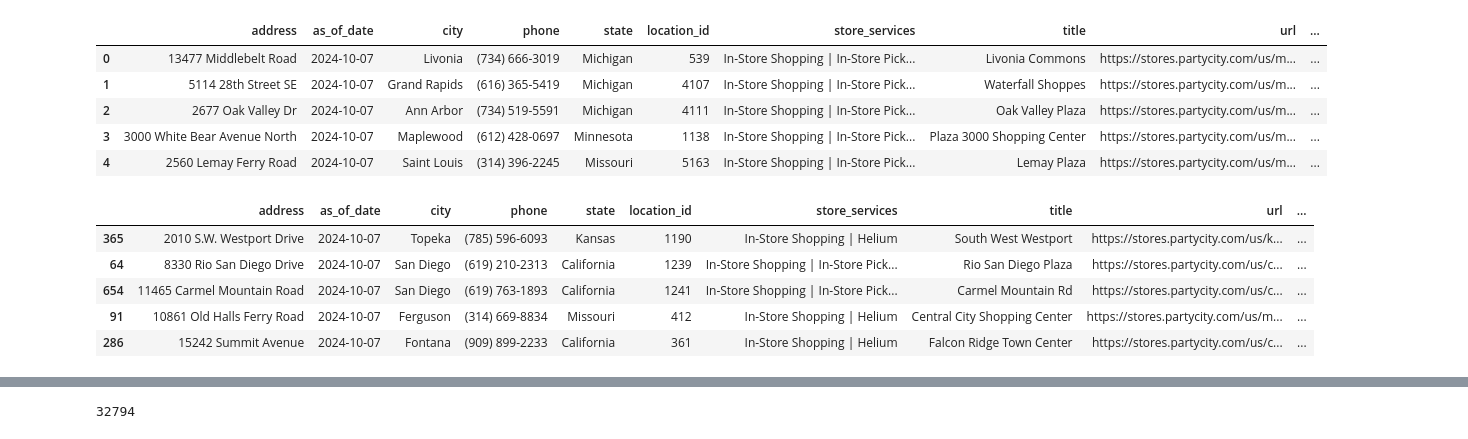
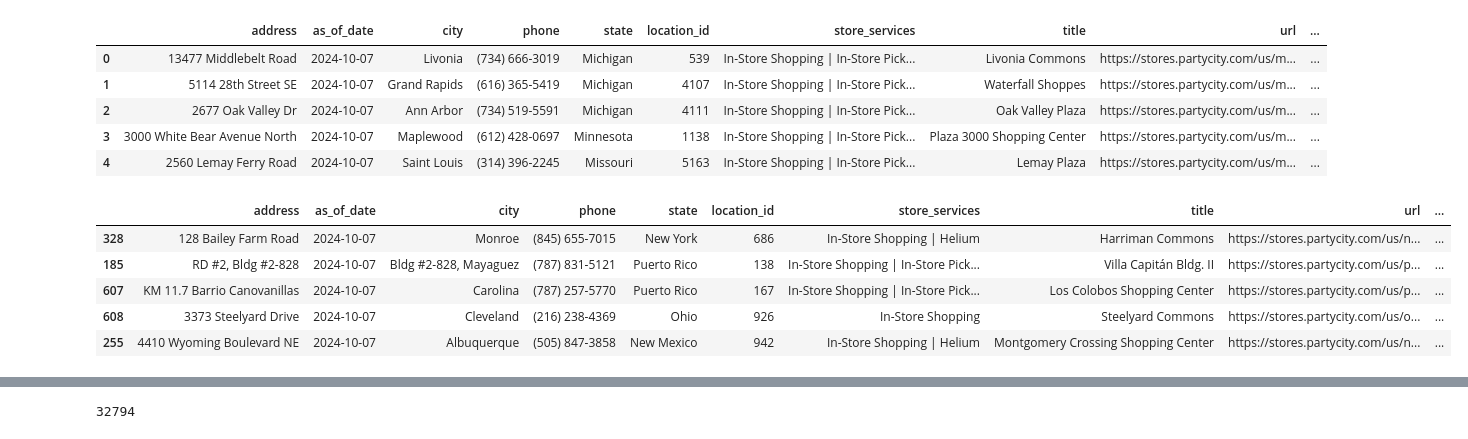
Before and after one commit to Jwdaniel34/party-city-case-study, a Jupyter notebook: store_closure.ipynb, the cells around one changed output, grey strips where cells are left out. Drawn from its saved outputs; the diff is of its cells as text; code cells hidden in the pictures.

```diff
--- a/store_closure.ipynb
+++ b/store_closure.ipynb
@@ -59,0 +138,14 @@ sales
+# %%
+# Classify location type
+def classify_location(lat, lon, cities=metro_centers):
+    min_distance = min([geodesic((lat, lon), city_loc).miles for city_loc in cities.values()])
+    if min_distance <= 5:
+        return "Urban"
+    elif min_distance <= 20:
+        return "Suburban"
+    else:
+        return "Rural"
+
+web_locations["location_type"] = web_locations.apply(
+    lambda row: classify_location(row["latitude"], row["longitude"]), axis=1
+)
@@ -64,11 +173,11 @@ web_locations["num_services"] = (
     .fillna("")
     .str.count("\|") + 1
 )
-
+\
 # Flag urban vs suburban (rough heuristic via ZIP length)
-web_locations["suburban_flag"] = (
-    web_locations["zipcode"].astype(str).str.len() == 5
-)
+#web_locations["suburban_flag"] = (
+#    web_locations["zipcode"].astype(str).str.len() == 5
+#)
 # %%
 web_locations.head(5)
 # %% [output]
@@ -78,26 +187,27 @@ web_locations.head(5)
 | 2 | 2677 Oak Valley Dr | 2024-10-07 | Ann Arbor | (734) 519-5591 | Michigan | 4111 | In-Store Shopping | In-Store Pick... | Oak Valley Plaza | https://stores.partycity.com/us/m... | ... |
 | 3 | 3000 White Bear Avenue North | 2024-10-07 | Maplewood | (612) 428-0697 | Minnesota | 1138 | In-Store Shopping | In-Store Pick... | Plaza 3000 Shopping Center | https://stores.partycity.com/us/m... | ... |
 | 4 | 2560 Lemay Ferry Road | 2024-10-07 | Saint Louis | (314) 396-2245 | Missouri | 5163 | In-Store Shopping | In-Store Pick... | Lemay Plaza | https://stores.partycity.com/us/m... | ... |
+# %%
+web_locations["location_risk"] = web_locations["location_type"].map({"Urban": 0, "Suburban": 1, "Rural": 1})
+web_locations["services_risk"] = (web_locations["num_services"] <= 3).astype(int)
+# %%
+# Combine into a total closure risk score
+web_locations["closure_risk_score"] = web_locations["location_risk"] + web_locations["services_risk"]
 # %%
-web_locations["closure_risk_score"] = (
-    (web_locations["num_services"] <= 3).astype(int) +
-    web_locations["suburban_flag"].astype(int)
-)
-
 # Higher score = higher closure risk
 high_risk_stores = web_locations.sort_values(
     "closure_risk_score",
     ascending=False
 )
 
 high_risk_stores.head()
 # %% [output]
 |  | address | as_of_date | city | phone | state | location_id | store_services | title | url | ... |
-| 365 | 2010 S.W. Westport Drive | 2024-10-07 | Topeka | (785) 596-6093 | Kansas | 1190 | In-Store Shopping | Helium | South West Westport | https://stores.partycity.com/us/k... | ... |
-| 64 | 8330 Rio San Diego Drive | 2024-10-07 | San Diego | (619) 210-2313 | California | 1239 | In-Store Shopping | In-Store Pick... | Rio San Diego Plaza | https://stores.partycity.com/us/c... | ... |
-| 654 | 11465 Carmel Mountain Road | 2024-10-07 | San Diego | (619) 763-1893 | California | 1241 | In-Store Shopping | In-Store Pick... | Carmel Mountain Rd | https://stores.partycity.com/us/c... | ... |
-| 91 | 10861 Old Halls Ferry Road | 2024-10-07 | Ferguson | (314) 669-8834 | Missouri | 412 | In-Store Shopping | Helium | Central City Shopping Center | https://stores.partycity.com/us/m... | ... |
-| 286 | 15242 Summit Avenue | 2024-10-07 | Fontana | (909) 899-2233 | California | 361 | In-Store Shopping | Helium | Falcon Ridge Town Center | https://stores.partycity.com/us/c... | ... |
+| 328 | 128 Bailey Farm Road | 2024-10-07 | Monroe | (845) 655-7015 | New York | 686 | In-Store Shopping | Helium | Harriman Commons | https://stores.partycity.com/us/n... | ... |
+| 185 | RD #2, Bldg #2-828 | 2024-10-07 | Bldg #2-828, Mayaguez | (787) 831-5121 | Puerto Rico | 138 | In-Store Shopping | In-Store Pick... | Villa Capitán Bldg. II | https://stores.partycity.com/us/p... | ... |
+| 607 | KM 11.7 Barrio Canovanillas | 2024-10-07 | Carolina | (787) 257-5770 | Puerto Rico | 167 | In-Store Shopping | In-Store Pick... | Los Colobos Shopping Center | https://stores.partycity.com/us/p... | ... |
+| 608 | 3373 Steelyard Drive | 2024-10-07 | Cleveland | (216) 238-4369 | Ohio | 926 | In-Store Shopping | Steelyard Commons | https://stores.partycity.com/us/o... | ... |
+| 255 | 4410 Wyoming Boulevard NE | 2024-10-07 | Albuquerque | (505) 847-3858 | New Mexico | 942 | In-Store Shopping | Helium | Montgomery Crossing Shopping Center | https://stores.partycity.com/us/n... | ... |
 # %%
 high_risk_stores['closure_risk_score'].value_counts()
 # %% [output]
```
Also changed, not shown: parts of 38 cells of this notebook, 2 other files.
